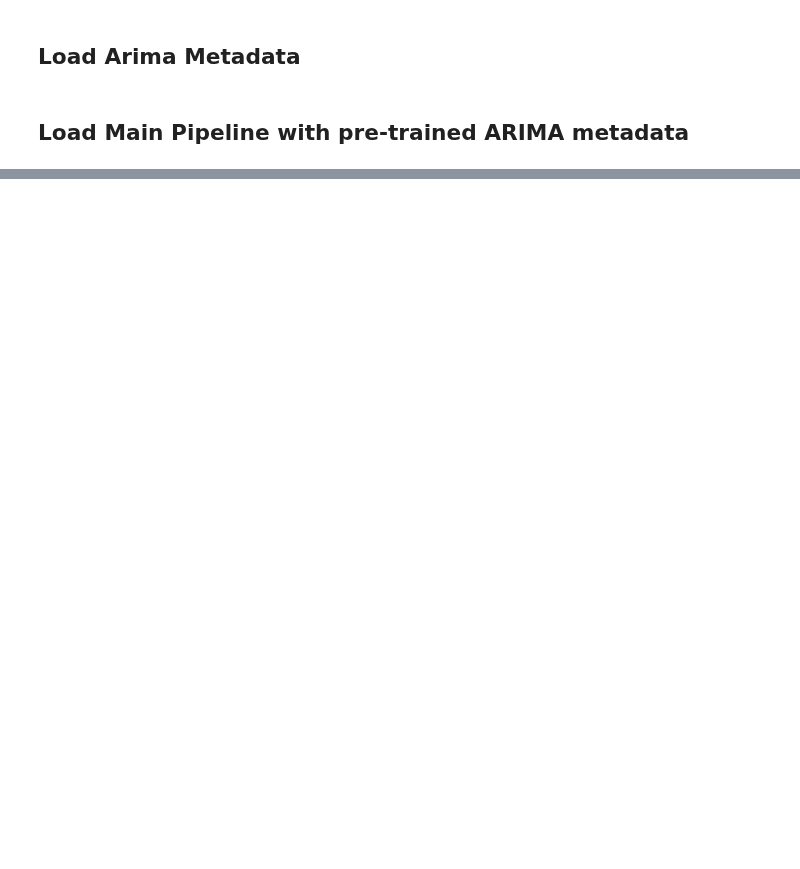
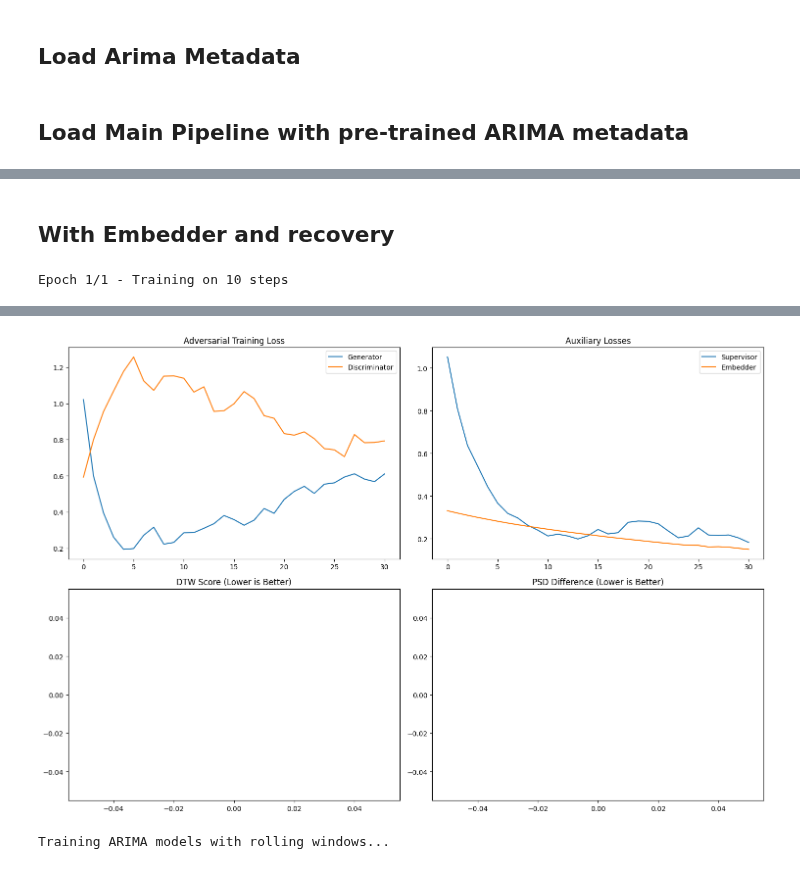
Before and after one commit to capstone-2420-0024/Intelligent-Hybrid-Quantum-Classical-Computing-Resource-Management-System, a Jupyter notebook: Simulation for sensor data/TimeGan_with_ARIMA.ipynb, the cells around one changed output, grey strips where cells are left out. Drawn from its saved outputs; the diff is of its cells as text; code cells hidden in the pictures; blank space fills up the shorter version.

```diff
--- a/Simulation for sensor data/TimeGan_with_ARIMA.ipynb
+++ b/Simulation for sensor data/TimeGan_with_ARIMA.ipynb
@@ -937,0 +682,2 @@ Visualizing real vs synthetic residuals for all channels...
+# %% [markdown]
+## With Embedder and recovery
@@ -937,0 +919,28 @@ Visualizing real vs synthetic residuals for all channels...
+# %%
+if __name__ == "__main__":
+    df = pd.read_csv("../databases/processed_data/TimeGAN_data.csv")
+    time_col = df.columns[0] if not np.issubdtype(df.iloc[:, 0].dtype, np.number) else None
+    df_numeric = df.select_dtypes(include=[np.number])
+
+    scaler = MinMaxScaler()
+    data_scaled = scaler.fit_transform(df_numeric)
+
+    seq_len = 60
+    sequences = np.array([
+        data_scaled[i:i+seq_len]
+        for i in range(len(data_scaled)-seq_len+1)
+    ])
+
+    timegan = ImprovedTimeGAN(seq_len=seq_len, n_features=df_numeric.shape[1])
+    timegan.compile(lr=0.0002)
+    timegan.train(sequences, epochs=1, batch_size=32)
+    timegan.plot_training_history()
+
+    hybrid_gen = HybridARIMAGenerator(timegan)
+    hybrid_gen.fit_arima(data_scaled)
+
+    synthetic_data = hybrid_gen.generate_hybrid_samples(1000)
+    synthetic_original_scale = scaler.inverse_transform(
+        synthetic_data.reshape(-1, df_numeric.shape[1]))
+# %% [output]
+Epoch 1/1 - Training on 10 steps
@@ -937,0 +954,2 @@ Visualizing real vs synthetic residuals for all channels...
+[figure, added]
+Training ARIMA models with rolling windows...
```
Also changed, not shown: parts of 15 cells of this notebook.
